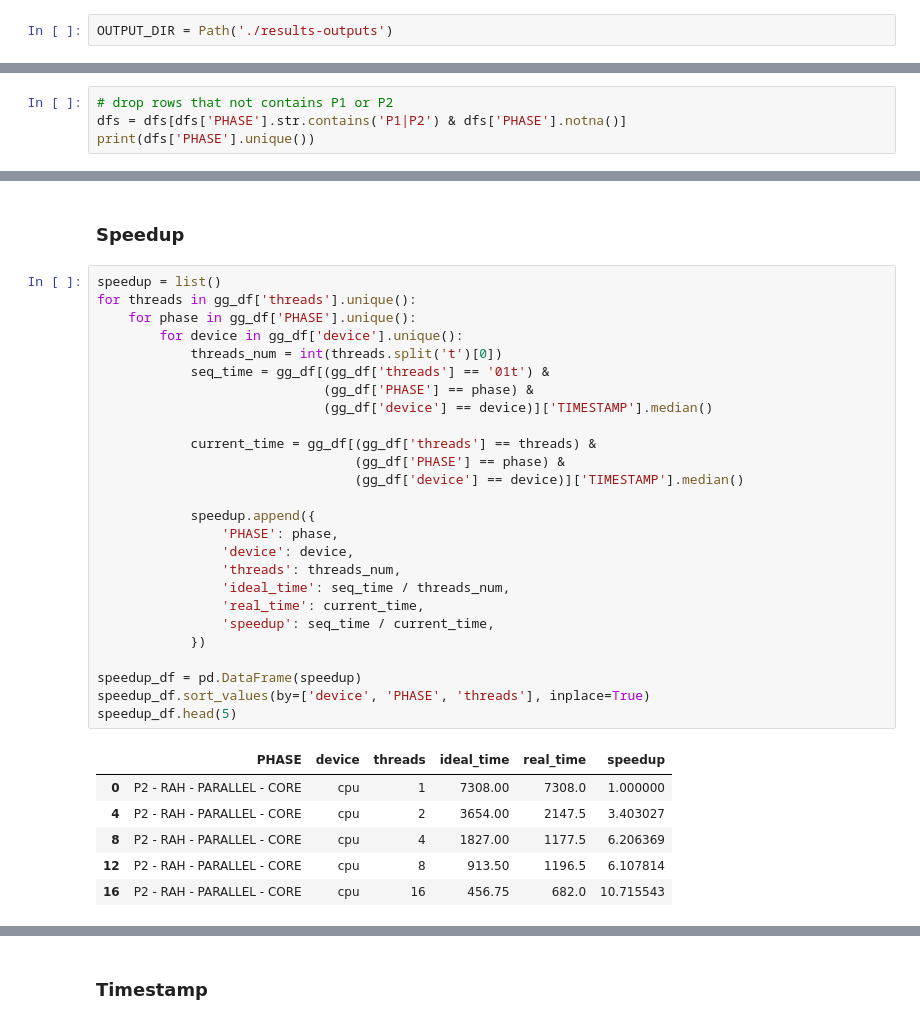
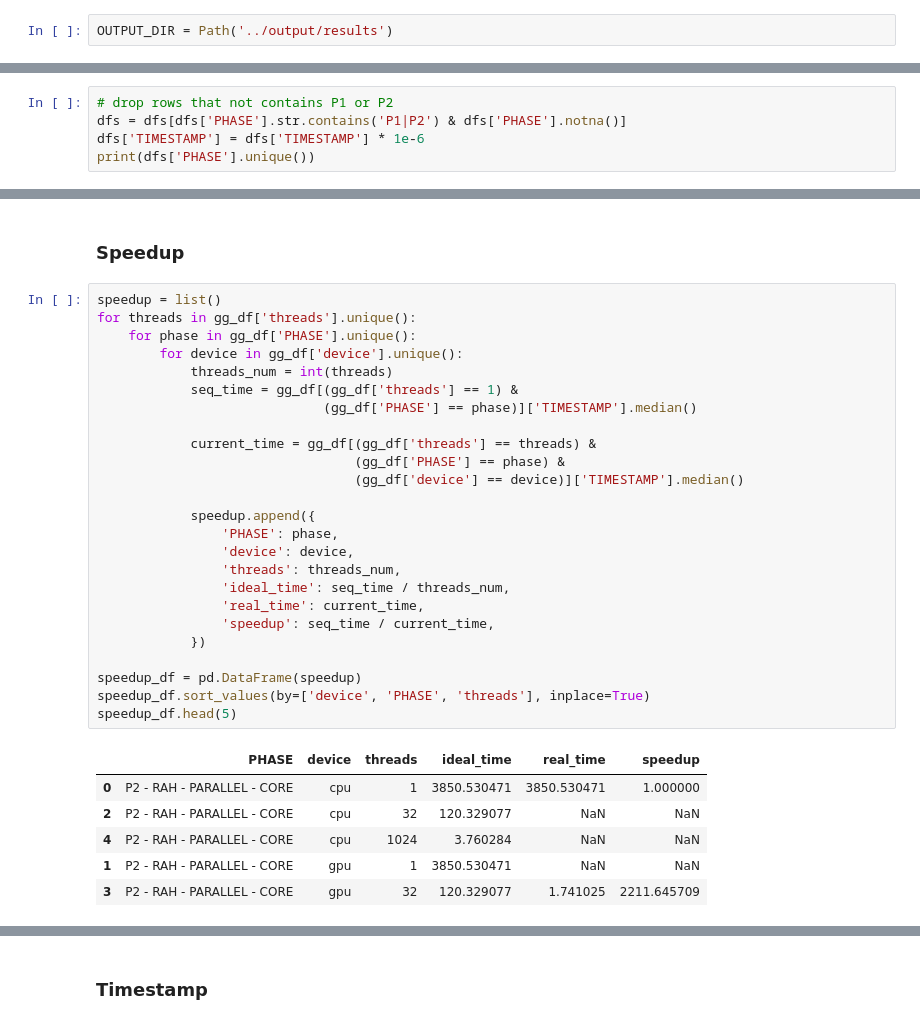
Before and after one commit to cilasmarques/steep-cpp, a Jupyter notebook: scripts/plots.ipynb, the cells around one changed output, grey strips where cells are left out. Saved outputs shown, nothing was run; the diff lists cells and outputs as text.

```diff
--- a/scripts/plots.ipynb
+++ b/scripts/plots.ipynb
@@ -7,7 +7,7 @@ from plotnine import options
 
 from pathlib import Path
 # %%
-OUTPUT_DIR = Path('./results-outputs')
+OUTPUT_DIR = Path('../output/results')
 # %% [markdown]
 ## Load df
 # %%
@@ -52,5 +39,6 @@ print(dfs['PHASE'].unique())
 # %%
 # drop rows that not contains P1 or P2
 dfs = dfs[dfs['PHASE'].str.contains('P1|P2') & dfs['PHASE'].notna()]
+dfs['TIMESTAMP'] = dfs['TIMESTAMP'] * 1e-6
 print(dfs['PHASE'].unique())
 # %% [output]
@@ -76,33 +62,32 @@ gg_df = dfs[dfs['PHASE'].str.contains('PARALLEL')]
 # %%
 speedup = list()
 for threads in gg_df['threads'].unique():
     for phase in gg_df['PHASE'].unique():
         for device in gg_df['device'].unique():
-            threads_num = int(threads.split('t')[0])
-            seq_time = gg_df[(gg_df['threads'] == '01t') &
-                             (gg_df['PHASE'] == phase) &
-                             (gg_df['device'] == device)]['TIMESTAMP'].median()
+            threads_num = int(threads)
+            seq_time = gg_df[(gg_df['threads'] == 1) &
+                             (gg_df['PHASE'] == phase)]['TIMESTAMP'].median()
 
             current_time = gg_df[(gg_df['threads'] == threads) &
                                  (gg_df['PHASE'] == phase) &
                                  (gg_df['device'] == device)]['TIMESTAMP'].median()
 
             speedup.append({
                 'PHASE': phase,
                 'device': device,
                 'threads': threads_num,
                 'ideal_time': seq_time / threads_num,
                 'real_time': current_time,
                 'speedup': seq_time / current_time,
             })
 
 speedup_df = pd.DataFrame(speedup)
 speedup_df.sort_values(by=['device', 'PHASE', 'threads'], inplace=True)
 speedup_df.head(5)
 # %% [output]
 |  | PHASE | device | threads | ideal_time | real_time | speedup |
-| 0 | P2 - RAH - PARALLEL - CORE | cpu | 1 | 7308.00 | 7308.0 | 1.000000 |
-| 4 | P2 - RAH - PARALLEL - CORE | cpu | 2 | 3654.00 | 2147.5 | 3.403027 |
-| 8 | P2 - RAH - PARALLEL - CORE | cpu | 4 | 1827.00 | 1177.5 | 6.206369 |
-| 12 | P2 - RAH - PARALLEL - CORE | cpu | 8 | 913.50 | 1196.5 | 6.107814 |
-| 16 | P2 - RAH - PARALLEL - CORE | cpu | 16 | 456.75 | 682.0 | 10.715543 |
+| 0 | P2 - RAH - PARALLEL - CORE | cpu | 1 | 3850.530471 | 3850.530471 | 1.000000 |
+| 2 | P2 - RAH - PARALLEL - CORE | cpu | 32 | 120.329077 | NaN | NaN |
+| 4 | P2 - RAH - PARALLEL - CORE | cpu | 1024 | 3.760284 | NaN | NaN |
+| 1 | P2 - RAH - PARALLEL - CORE | gpu | 1 | 3850.530471 | NaN | NaN |
+| 3 | P2 - RAH - PARALLEL - CORE | gpu | 32 | 120.329077 | 1.741025 | 2211.645709 |
```
Also changed, not shown: parts of 14 cells of this notebook, 2 other files.
